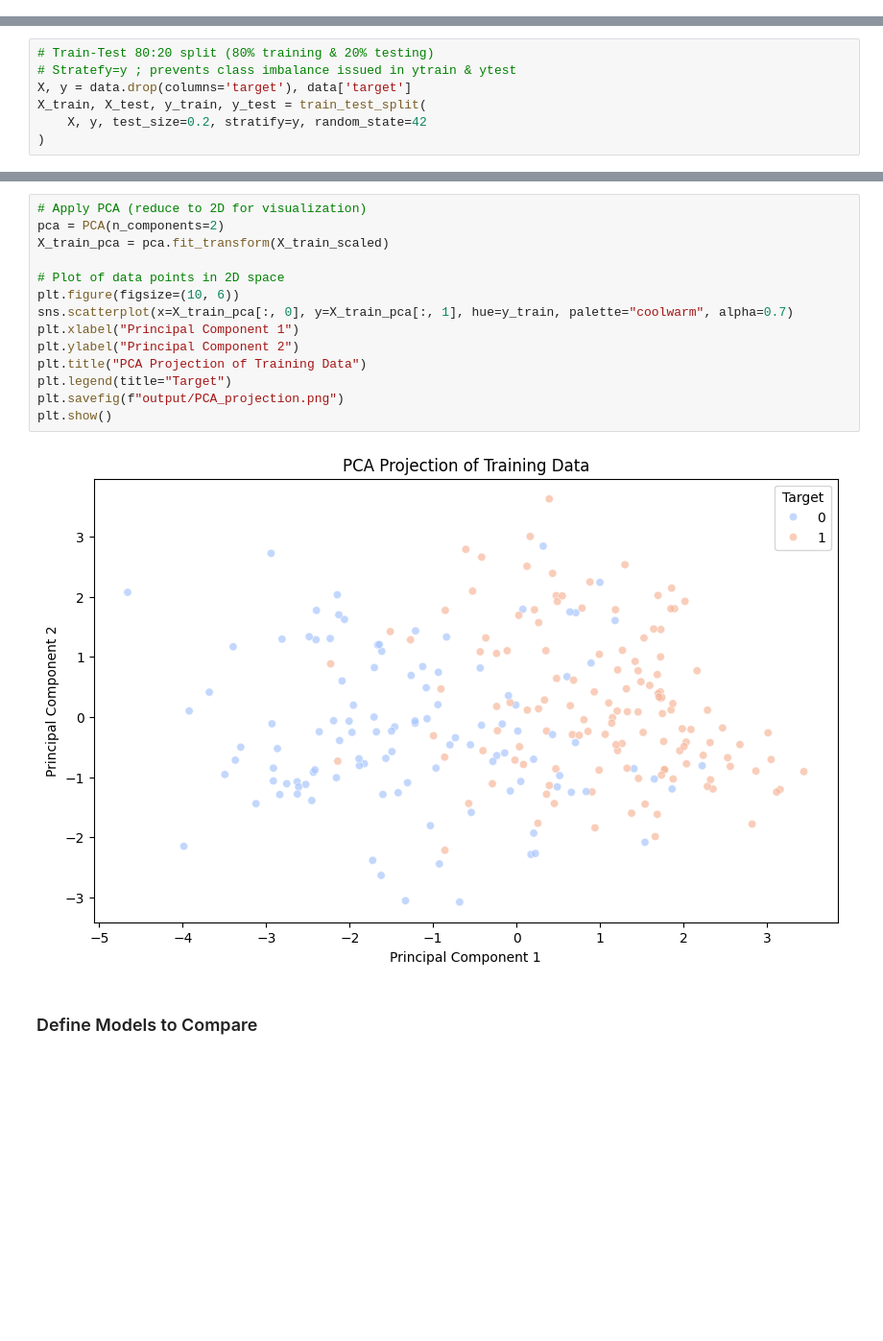
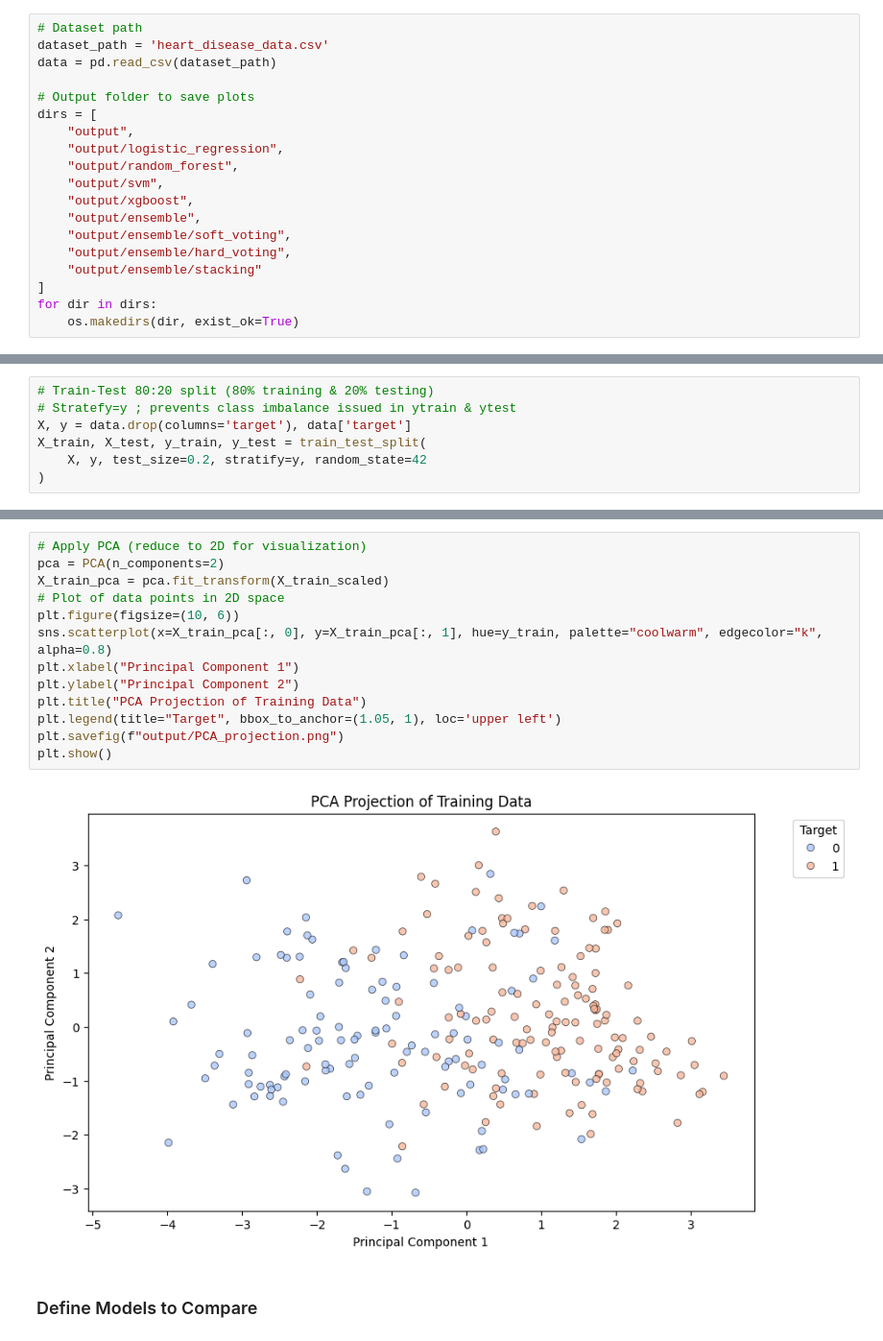
Before and after one commit to eshan-sud/heart-disease-prediction, a Jupyter notebook: Heart_Disease_Risk_Prediction.ipynb, the cells around one changed output, grey strips where cells are left out. Shown at 96% size. Drawn from its saved outputs; the diff is of its cells as text; blank space fills up the shorter version.

```diff
--- a/Heart_Disease_Risk_Prediction.ipynb
+++ b/Heart_Disease_Risk_Prediction.ipynb
@@ -102,3 +79,22 @@ os.makedirs("output", exist_ok=True) # Output folder to save plots
+# %%
+# Dataset path
+dataset_path = 'heart_disease_data.csv'
+data = pd.read_csv(dataset_path)
+
+# Output folder to save plots
+dirs = [
+    "output",
+    "output/logistic_regression",
+    "output/random_forest",
+    "output/svm",
+    "output/xgboost",
+    "output/ensemble",
+    "output/ensemble/soft_voting",
+    "output/ensemble/hard_voting",
+    "output/ensemble/stacking"
+]
+for dir in dirs:
+    os.makedirs(dir, exist_ok=True)
 # %% [markdown]
 ### Exploratory Data Analysis (EDA)
 # %%
@@ -297,19 +298,18 @@ X_test_scaled = scaler.transform(X_test)
 # %%
 # Apply PCA (reduce to 2D for visualization)
 pca = PCA(n_components=2)
 X_train_pca = pca.fit_transform(X_train_scaled)
-
 # Plot of data points in 2D space
 plt.figure(figsize=(10, 6))
-sns.scatterplot(x=X_train_pca[:, 0], y=X_train_pca[:, 1], hue=y_train, palette="coolwarm", alpha=0.7)
+sns.scatterplot(x=X_train_pca[:, 0], y=X_train_pca[:, 1], hue=y_train, palette="coolwarm", edgecolor="k", alpha=0.8)
 plt.xlabel("Principal Component 1")
 plt.ylabel("Principal Component 2")
 plt.title("PCA Projection of Training Data")
-plt.legend(title="Target")
+plt.legend(title="Target", bbox_to_anchor=(1.05, 1), loc='upper left')
 plt.savefig(f"output/PCA_projection.png")
 plt.show()
 # %% [output]
-[figure, old version]
+[figure, new version]
 # %% [markdown]
 ### Define Models to Compare
 # %% [markdown]
```
Also changed, not shown: parts of 36 cells of this notebook, 35 other files.
